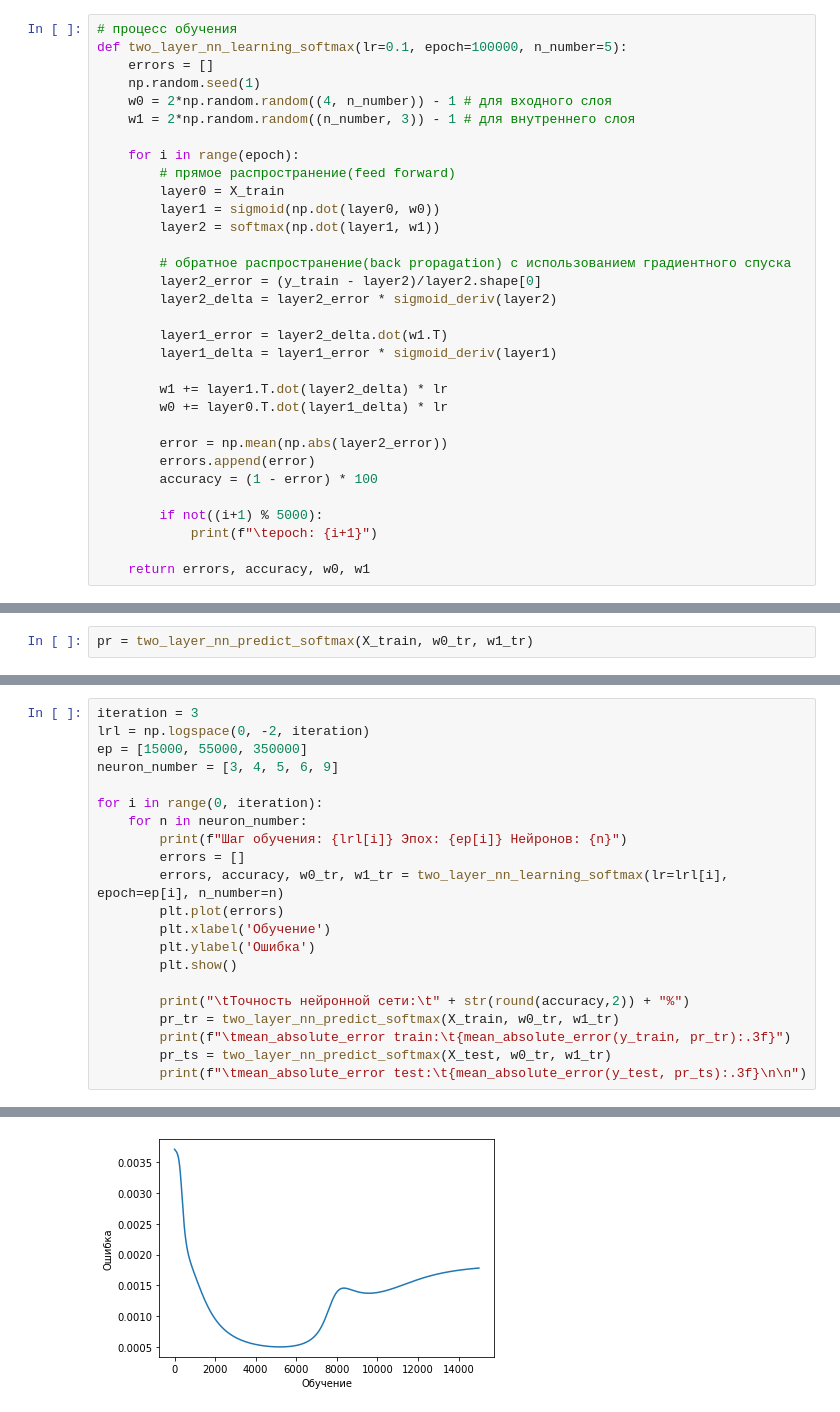
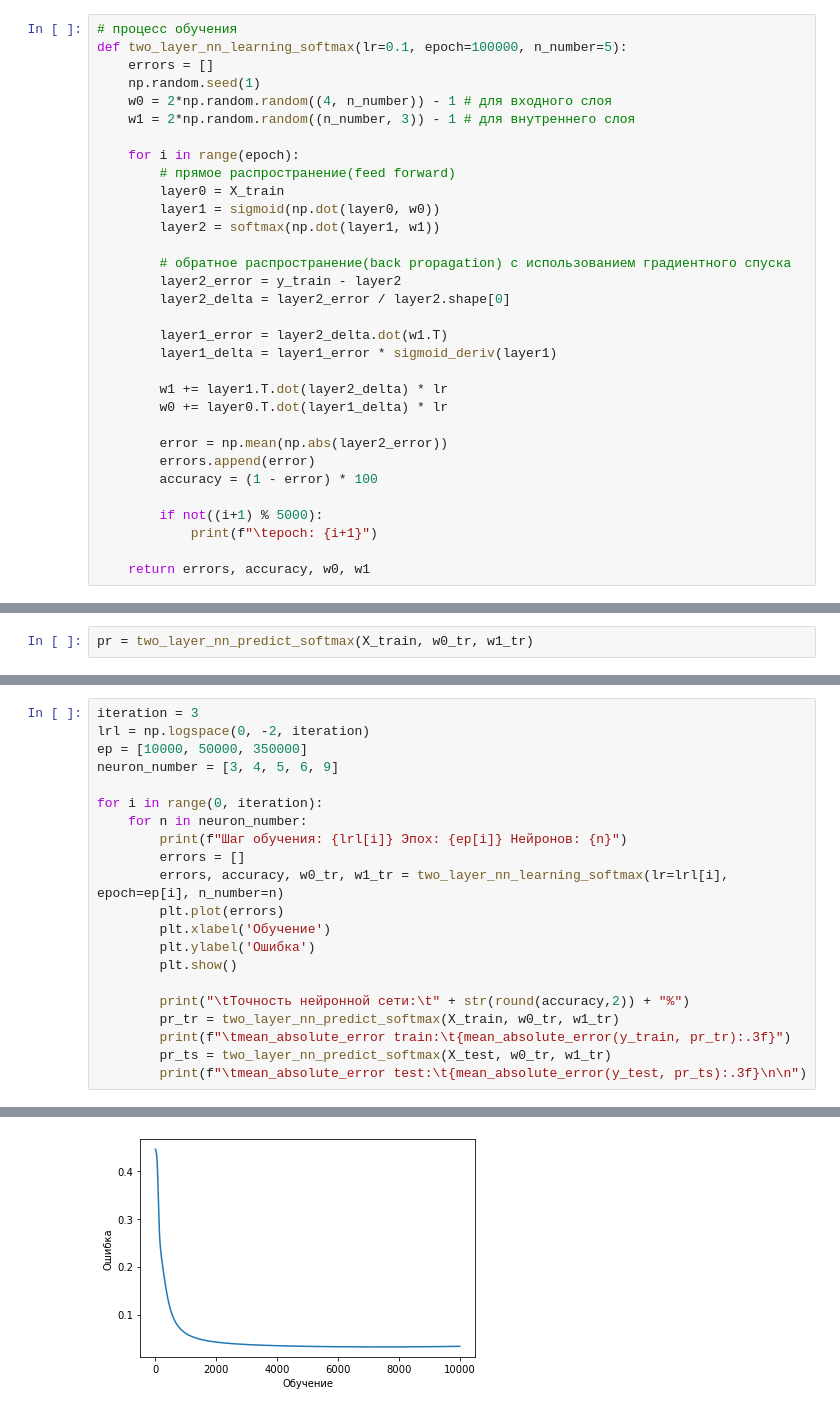
Before and after one commit to VitalyGladyshev/NeuroN, a Jupyter notebook: HW_01_GlVV.ipynb, the cells around one changed output, grey strips where cells are left out. Drawn from its saved outputs; the diff is of its cells as text.

```diff
--- a/HW_01_GlVV.ipynb
+++ b/HW_01_GlVV.ipynb
@@ -377,8 +377,8 @@ def two_layer_nn_learning_softmax(lr=0.1, epoch=100000, n_number=5):
         layer2 = softmax(np.dot(layer1, w1))
 
         # обратное распространение(back propagation) с использованием градиентного спуска
-        layer2_error = (y_train - layer2)/layer2.shape[0]
-        layer2_delta = layer2_error * sigmoid_deriv(layer2)
+        layer2_error = y_train - layer2
+        layer2_delta = layer2_error / layer2.shape[0]
 
         layer1_error = layer2_delta.dot(w1.T)
         layer1_delta = layer1_error * sigmoid_deriv(layer1)
@@ -438,7 +438,7 @@ mean_absolute_error test:       0.062
 # %%
 iteration = 3
 lrl = np.logspace(0, -2, iteration)
-ep = [15000, 55000, 350000]
+ep = [10000, 50000, 350000]
 neuron_number = [3, 4, 5, 6, 9]
 
 for i in range(0, iteration):
@@ -464 +463 @@ for i in range(0, iteration):
-[figure, old version]
+[figure, new version]
```
Also changed, not shown: parts of 4 cells of this notebook.
